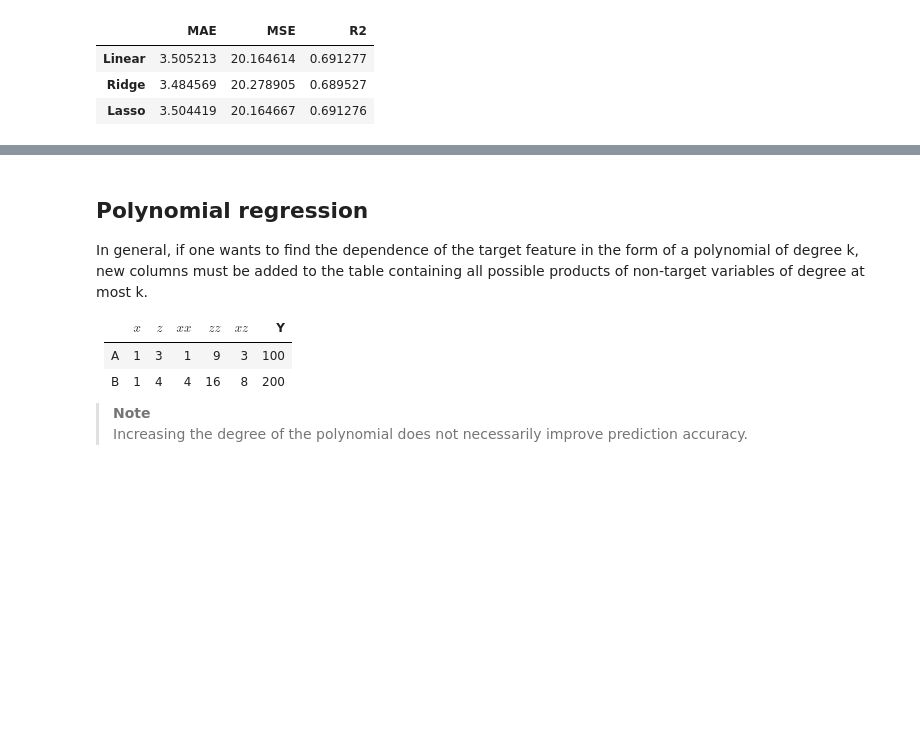
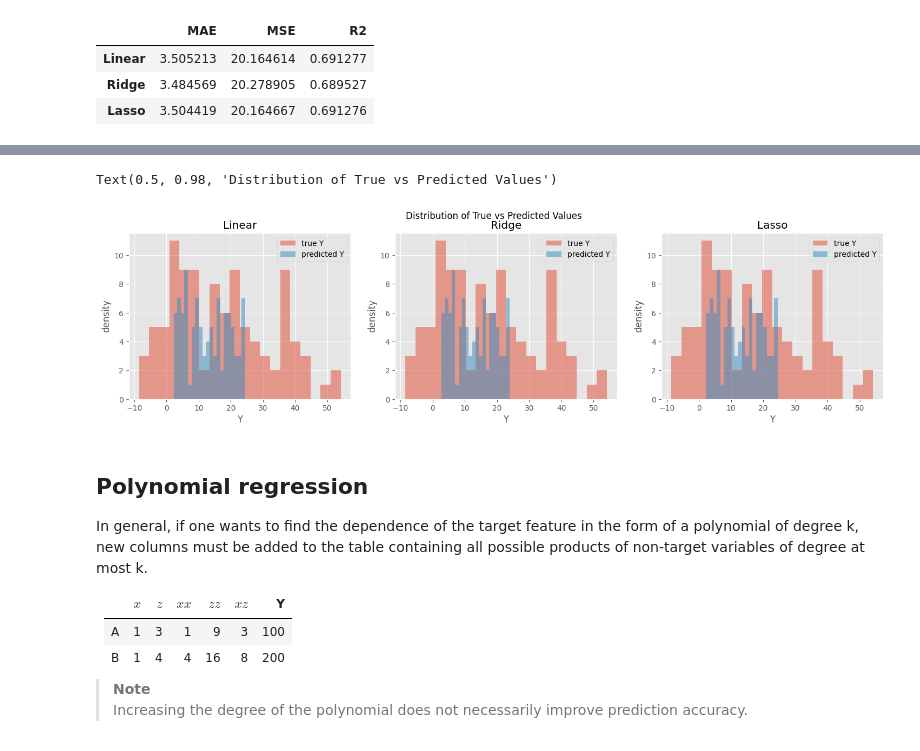
Before and after one commit to fadeeva/nakedML, a Jupyter notebook: MLnotes/005_Linear_Regression.ipynb, the cells around one changed output, grey strips where cells are left out. Drawn from its saved outputs; the diff is of its cells as text; code cells hidden in the pictures; blank space fills up the shorter version.

```diff
--- a/MLnotes/005_Linear_Regression.ipynb
+++ b/MLnotes/005_Linear_Regression.ipynb
@@ -356,3 +367,17 @@ plt.legend()
+# %%
+fig, axs = plt.subplots(1, 3, figsize=(18, 4))
+for i, (name, model) in enumerate(models.items()):
+    axs[i].hist(y, bins=20, alpha=0.5, label='true Y')
+    axs[i].hist(model.predict(X_2d), bins=20, alpha=0.5, label='predicted Y')
+    axs[i].set_xlabel('Y')
+    axs[i].set_ylabel('density')
+    axs[i].set_title(f'{name}')
+    axs[i].legend()
+
+fig.suptitle('Distribution of True vs Predicted Values')
+# %% [output]
+Text(0.5, 0.98, 'Distribution of True vs Predicted Values')
+[figure, added]
 # %% [markdown]
 ## Polynomial regression
 
```
Also changed, not shown: parts of 2 cells of this notebook.
